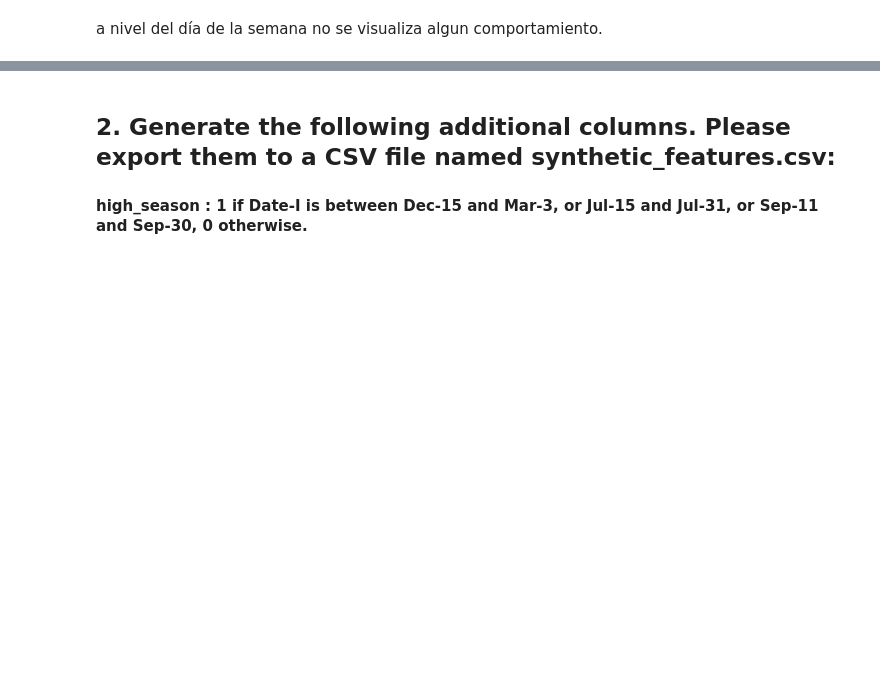
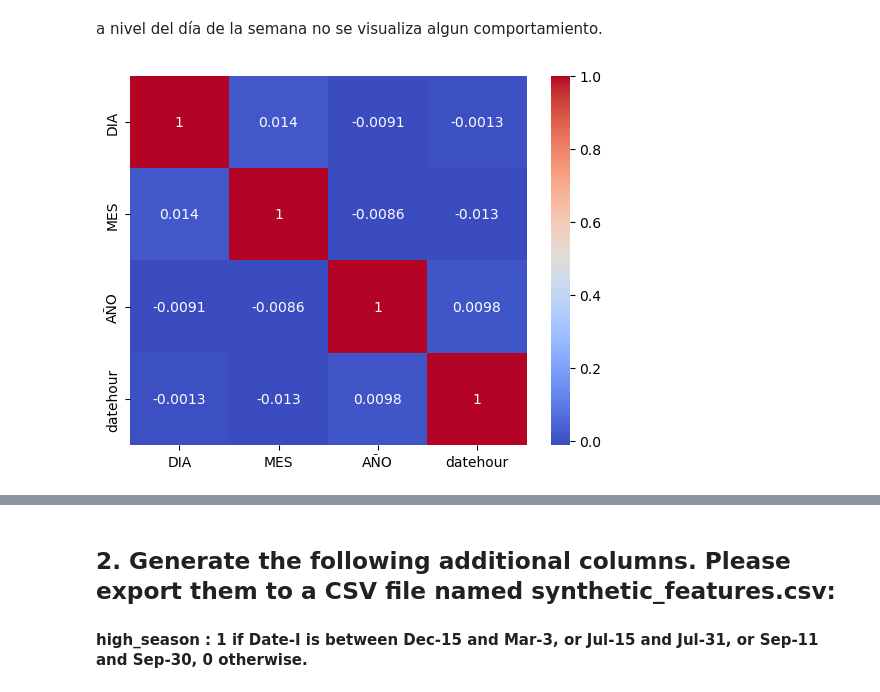
Before and after one commit to Lopport/Challenge-Data-Scientist-Matias-Lopez, a Jupyter notebook: solution.ipynb, the cells around one changed output, grey strips where cells are left out. Saved outputs shown, nothing was run; the diff lists cells and outputs as text; code cells hidden in the pictures; blank space fills up the shorter version.

```diff
--- a/solution.ipynb
+++ b/solution.ipynb
@@ -163,2 +181,8 @@ g
 # %% [markdown]
 a nivel del día de la semana no se visualiza algun comportamiento.
+# %%
+corr = df.corr()
+sns.heatmap(corr, annot=True, cmap="coolwarm")
+plt.show()
+# %% [output]
+[figure, added]
```
Also changed, not shown: parts of 25 cells of this notebook.
